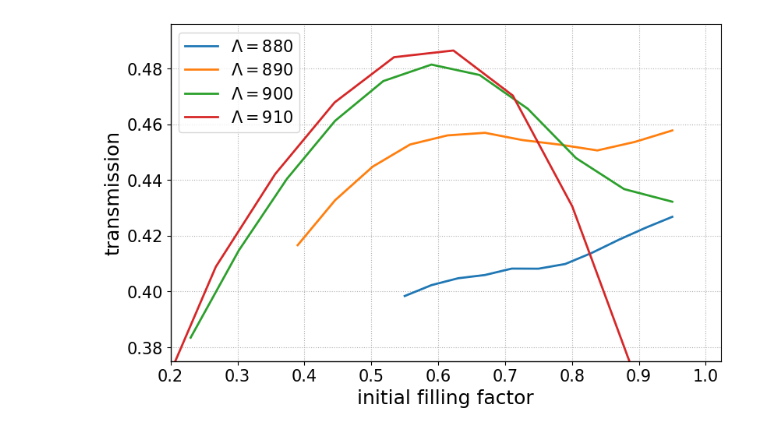
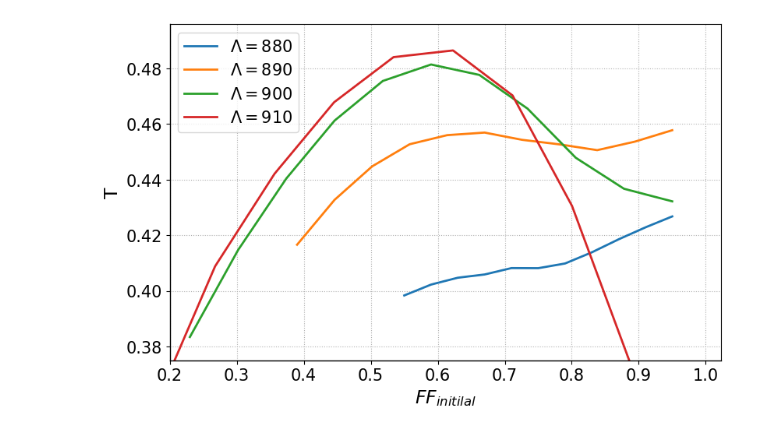
Before and after one commit to TobsTha/BA_code, a Jupyter notebook: Graphics/Up_Transmission/up_transmission.ipynb, the cells around one changed output. Saved outputs shown, nothing was run; the diff lists cells and outputs as text; code cells hidden in the pictures.

```diff
--- a/Graphics/Up_Transmission/up_transmission.ipynb
+++ b/Graphics/Up_Transmission/up_transmission.ipynb
@@ -64,7 +64,7 @@ data910[0] = final2initial_FF(data910[0], FF_910)
 # %%
 tickslabelsize = 15
 labelsize = 16
-fontsize = 18
+fontsize = 17
 linewidth = 2
 
 # Plot the data
@@ -72,33 +72,33 @@ fig, ax = plt.subplots(figsize=(8, 5), layout='constrained')
 ax.plot(data880[0], data880[1], marker='', linestyle='-', label = r'$\Lambda = 880$', linewidth = linewidth)
 ax.plot(data890[0], data890[1], marker='', linestyle='-', label = r'$\Lambda = 890$', linewidth = linewidth)
 ax.plot(data900[0], data900[1], marker='', linestyle='-', label = r'$\Lambda = 900$', linewidth = linewidth)
 ax.plot(data910[0], data910[1], marker='', linestyle='-', label = r'$\Lambda = 910$', linewidth = linewidth)
 
 
 # Use scientific notation for x-axis tick labels if appropriate
 ax.ticklabel_format(style='sci', axis='x', scilimits=(0,0))
 
 ax.set_ylim(bottom= 0.375)
 ax.set_xlim(left= 0.2)
 
 # Increase label font size for readability and add a title
 ax.tick_params(axis='both', labelrotation=0, labelsize=tickslabelsize)
-ax.set_xlabel('initial filling factor', fontsize=fontsize)
-ax.set_ylabel('transmission', fontsize=fontsize)
+ax.set_xlabel('$FF_{{initilal}}$', fontsize=fontsize)
+ax.set_ylabel('T', fontsize=fontsize)
 # ax.set_title('Transmission versus initial filling factor', fontsize=14)
 
 ax.spines['bottom'].set_linewidth(1)  # Thicker line for x-axis
 ax.spines['left'].set_linewidth(1)    # Thicker line for y-axis
 # ax.spines['top'].set_visible(False)
 # ax.spines['right'].set_visible(False)
 
 # # Rotate x-axis tick labels to prevent overlap
 # ax.tick_params(axis='x', labelrotation=0, labelsize=10)
 
 # Show grid
 ax.grid(True, linestyle = ':')
 ax.legend(fontsize = tickslabelsize)
 plt.show()
 fig.savefig('Up_T_4plots.png', dpi=300)
 # %% [output]
-[figure, old version]
+[figure, new version]
```
Also changed, not shown: 9 other files.
